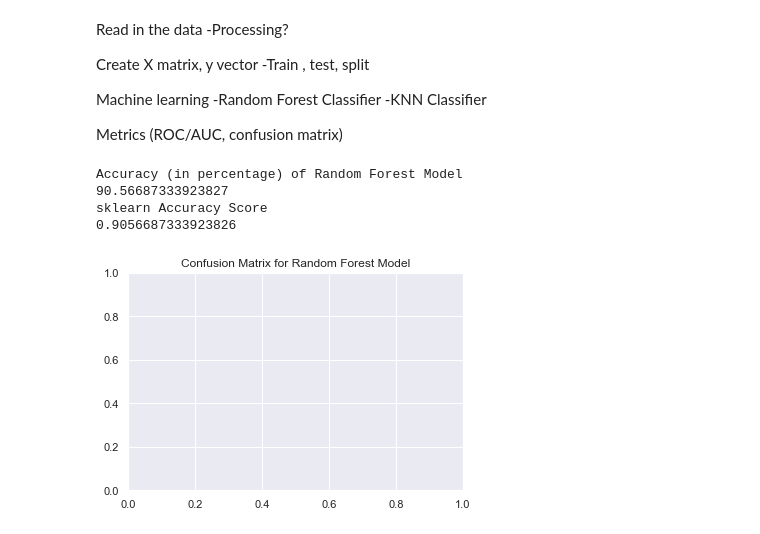
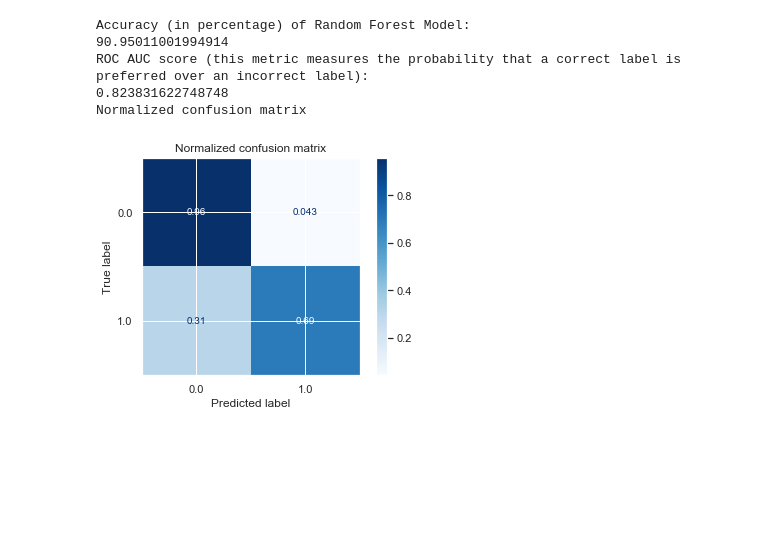
Before and after one commit to FantasyKr/EECS395_Project, a Jupyter notebook: Analysis Code/PredAnalysis.ipynb, the cells around one changed output. Cells and saved outputs as stored; diff of their text form; code cells hidden in the pictures; blank space fills up the shorter version.

Commit message:
Working confusion matrices and nice datasets

```diff
--- a/Analysis Code/PredAnalysis.ipynb
+++ b/Analysis Code/PredAnalysis.ipynb
@@ -14,21 +15,10 @@ from sklearn.metrics import plot_confusion_matrix
 import itertools
 sns.set(style="darkgrid")
 # %%
-df1 = pd.read_csv('diagnosis-of-covid-19-and-its-clinical-spectrum.csv', skip_blank_lines = True)
+df1 = pd.read_csv('Jan_2019_ontime.csv', skip_blank_lines = True)
 df = df1.fillna(value=0)
+replace_values = {'negative':0, 'positive':1}
+df = df.replace(to_replace=replace_values)
 # %%
 def attribute_list():
     return list(df)
-# %% [markdown]
- Read in the data
--Processing?
-
- Create X matrix, y vector
--Train , test, split
-
- Machine learning
--Random Forest Classifier
--KNN Classifier
-
-
-Metrics (ROC/AUC, confusion matrix)
@@ -70,35 +25,35 @@ def plot_confusion_matrix(x_label, predicted_label, normalize=False, colormap=pl
 # %%
 def rand_forest(pred_attr_index, feature_list):
     X = df.iloc[:,feature_list]
     y = df.iloc[:,pred_attr_index]
     X_train, X_test, y_train, y_test = train_test_split(X,y,test_size=0.4,random_state=1)
     model = RandomForestClassifier()
-    model.fit(X_train,y_train)
+    classifier = model.fit(X_train,y_train)
+    y_predicted = model.predict(X_test)
 
-    num_right = 0
-    y_predicted = model.predict(X_test)
-    y_test_list = y_test.tolist()
-    for i in range(y_predicted.shape[0]):
-        if y_predicted[i] == y_test_list[i]:
-            num_right = num_right + 1
-    print("Accuracy (in percentage) of Random Forest Model")
-    print(num_right * 100/y_predicted.shape[0])
+    print("Accuracy (in percentage) of Random Forest Model:")
+    print(accuracy_score(y_test,y_predicted)*100)
+    print("ROC AUC score (this metric measures the probability that a correct label is preferred over an incorrect label):")
+    print(roc_auc_score(y_test,y_predicted))
 
-    from sklearn.metrics import accuracy_score
-    print('sklearn Accuracy Score')
-    print(accuracy_score(y_test,y_predicted))
+    # Plot normalized confusion matrix
+    titles_options = [("Normalized confusion matrix", 'true')]
+    for title, normalize in titles_options:
+        disp = plot_confusion_matrix(classifier, X_test, y_test,
+                                     cmap=plt.cm.Blues,
+                                     normalize=normalize)
+        disp.ax_.set_title(title)
+        print(title)
 
-    _=plot_confusion_matrix(y_test, y_predicted)
-    _=plt.title('Confusion Matrix for Random Forest Model')
-
-feature_list = [1,6,7,8,9,10]
-rand_forest(2, feature_list)
+feature_list = [0,1,6,13,14,18]
+rand_forest(17, feature_list)
 # %% [output]
-Accuracy (in percentage) of Random Forest Model
-90.56687333923827
-sklearn Accuracy Score
-0.9056687333923826
+Accuracy (in percentage) of Random Forest Model:
+90.95011001994914
+ROC AUC score (this metric measures the probability that a correct label is preferred over an incorrect label):
+0.823831622748748
+Normalized confusion matrix
-[figure, old version]
+[figure, new version]
 # %%
 def k_neighbors(pred_attr_index, feature_list):
     X = df.iloc[:,feature_list]
```
Also changed, not shown: parts of 4 cells of this notebook, 4 other files.
